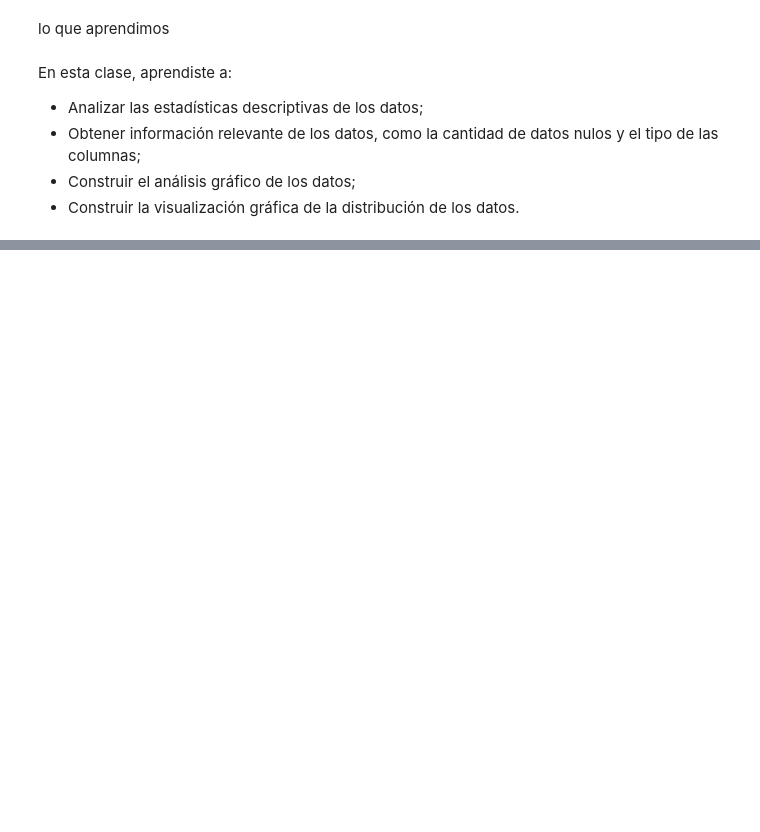
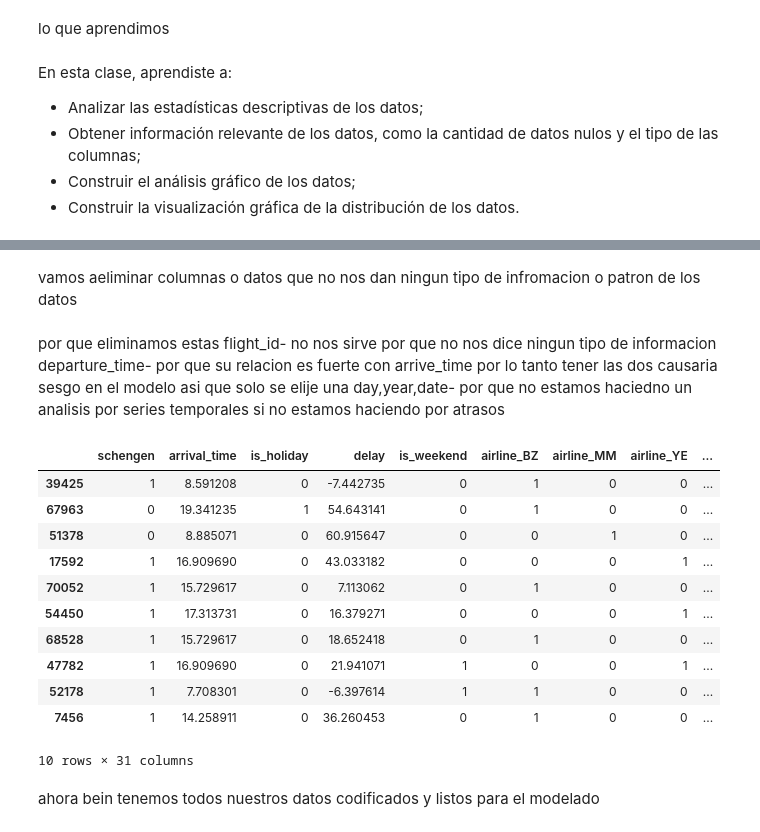
Before and after one commit to Kevincancino26/mis-notebook-de-estudio-, a Jupyter notebook: IA_aumentada_previsión_de_atraso_de_vuelo.ipynb, the cells around one changed output, grey strips where cells are left out. Cells and saved outputs as stored; diff of their text form; code cells hidden in the pictures; blank space fills up the shorter version.

```diff
--- a/IA_aumentada_previsión_de_atraso_de_vuelo.ipynb
+++ b/IA_aumentada_previsión_de_atraso_de_vuelo.ipynb
@@ -259,0 +372,5 @@ En esta clase, aprendiste a:
+# %%
+df_vuelos['schengen']=df_vuelos['schengen'].replace({'non-schengen':0,'schengen':1})
+df_vuelos['is_holiday']=df_vuelos['is_holiday'].replace({False:0,True:1})
+df_vuelos['is_weekend']=df_vuelos['is_weekend'].replace({False:0,True:1})
+df_vuelos.sample(3)
@@ -259,0 +384,4 @@ En esta clase, aprendiste a:
+# %%
+categoricas=['airline','aircraft_type','origin','day_name']
+#vamos a usar un metodo de pandas que nos permite codificar nuestras variables con 0 y 1 de forma numera metodo get_dommies
+pd.get_dummies(data=df_vuelos,columns=categoricas,dtype=int).head()
@@ -259,0 +396,3 @@ En esta clase, aprendiste a:
+# %%
+datos_codificados=pd.get_dummies(data=df_vuelos,columns=categoricas,dtype=int)
+datos_codificados.sample(5)
@@ -259,0 +442,26 @@ En esta clase, aprendiste a:
+# %% [markdown]
+vamos aeliminar columnas o datos que no nos dan ningun tipo de infromacion o patron de los datos
+# %%
+df=datos_codificados.drop(columns=['flight_id','departure_time','day','year','date'])
+# %% [markdown]
+por que eliminamos estas
+flight_id- no nos sirve por que no nos dice ningun tipo de informacion
+departure_time- por que su relacion es fuerte con arrive_time por lo tanto tener las dos causaria sesgo en el modelo asi que solo se elije una
+day,year,date- por que no estamos haciedno un analisis por series temporales si no estamos haciendo por atrasos
+# %%
+df.sample(10)
+# %% [output]
+|  | schengen | arrival_time | is_holiday | delay | is_weekend | airline_BZ | airline_MM | airline_YE | ... |
+| 39425 | 1 | 8.591208 | 0 | -7.442735 | 0 | 1 | 0 | 0 | ... |
+| 67963 | 0 | 19.341235 | 1 | 54.643141 | 0 | 1 | 0 | 0 | ... |
+| 51378 | 0 | 8.885071 | 0 | 60.915647 | 0 | 0 | 1 | 0 | ... |
+| 17592 | 1 | 16.909690 | 0 | 43.033182 | 0 | 0 | 0 | 1 | ... |
+| 70052 | 1 | 15.729617 | 0 | 7.113062 | 0 | 1 | 0 | 0 | ... |
+| 54450 | 1 | 17.313731 | 0 | 16.379271 | 0 | 0 | 0 | 1 | ... |
+| 68528 | 1 | 15.729617 | 0 | 18.652418 | 0 | 1 | 0 | 0 | ... |
+| 47782 | 1 | 16.909690 | 0 | 21.941071 | 1 | 0 | 0 | 1 | ... |
+| 52178 | 1 | 7.708301 | 0 | -6.397614 | 1 | 1 | 0 | 0 | ... |
+| 7456 | 1 | 14.258911 | 0 | 36.260453 | 0 | 1 | 0 | 0 | ... |
+10 rows × 31 columns
+# %% [markdown]
+ahora bein tenemos todos nuestros datos codificados y listos para el modelado
```
Also changed, not shown: parts of 27 cells of this notebook.
